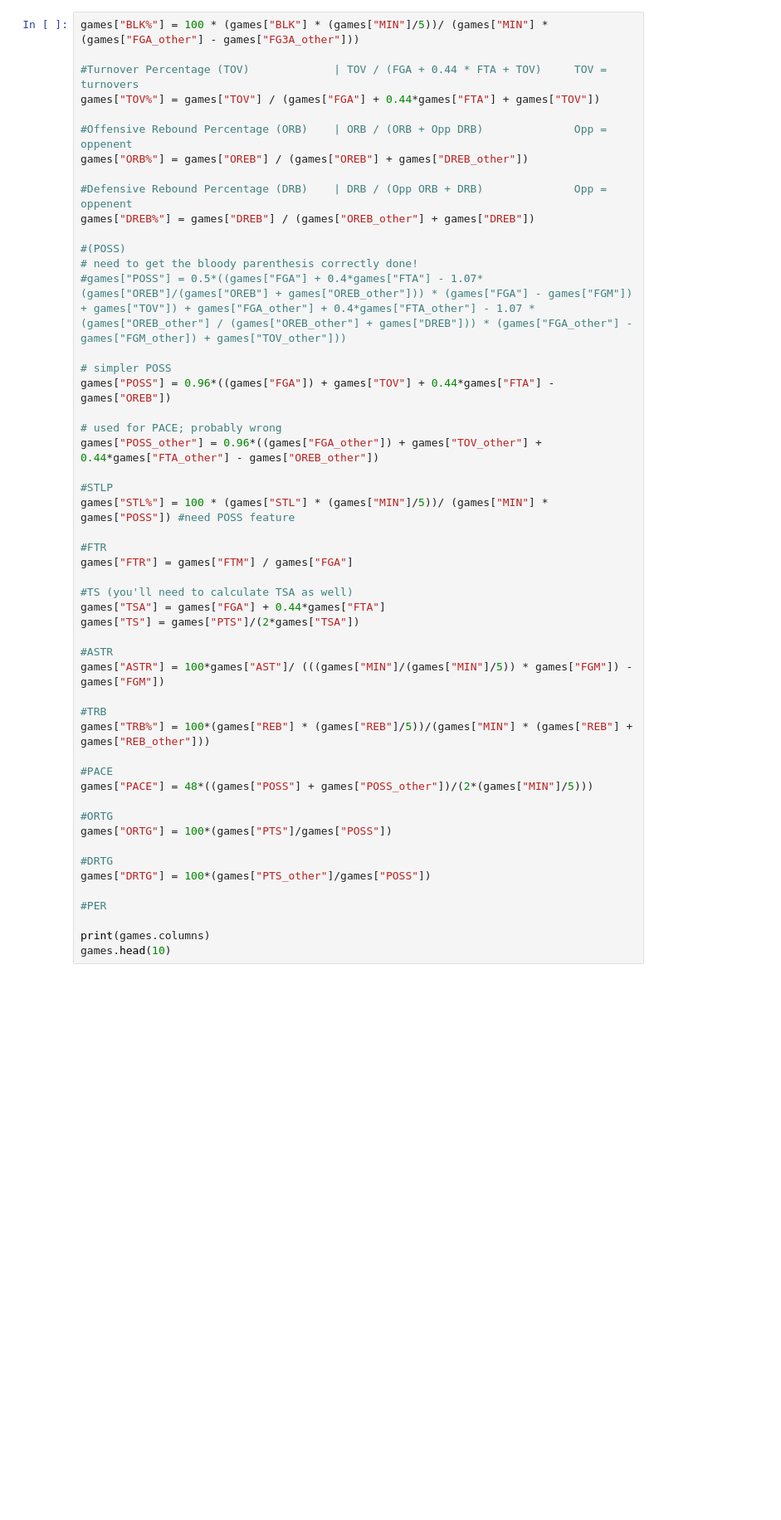
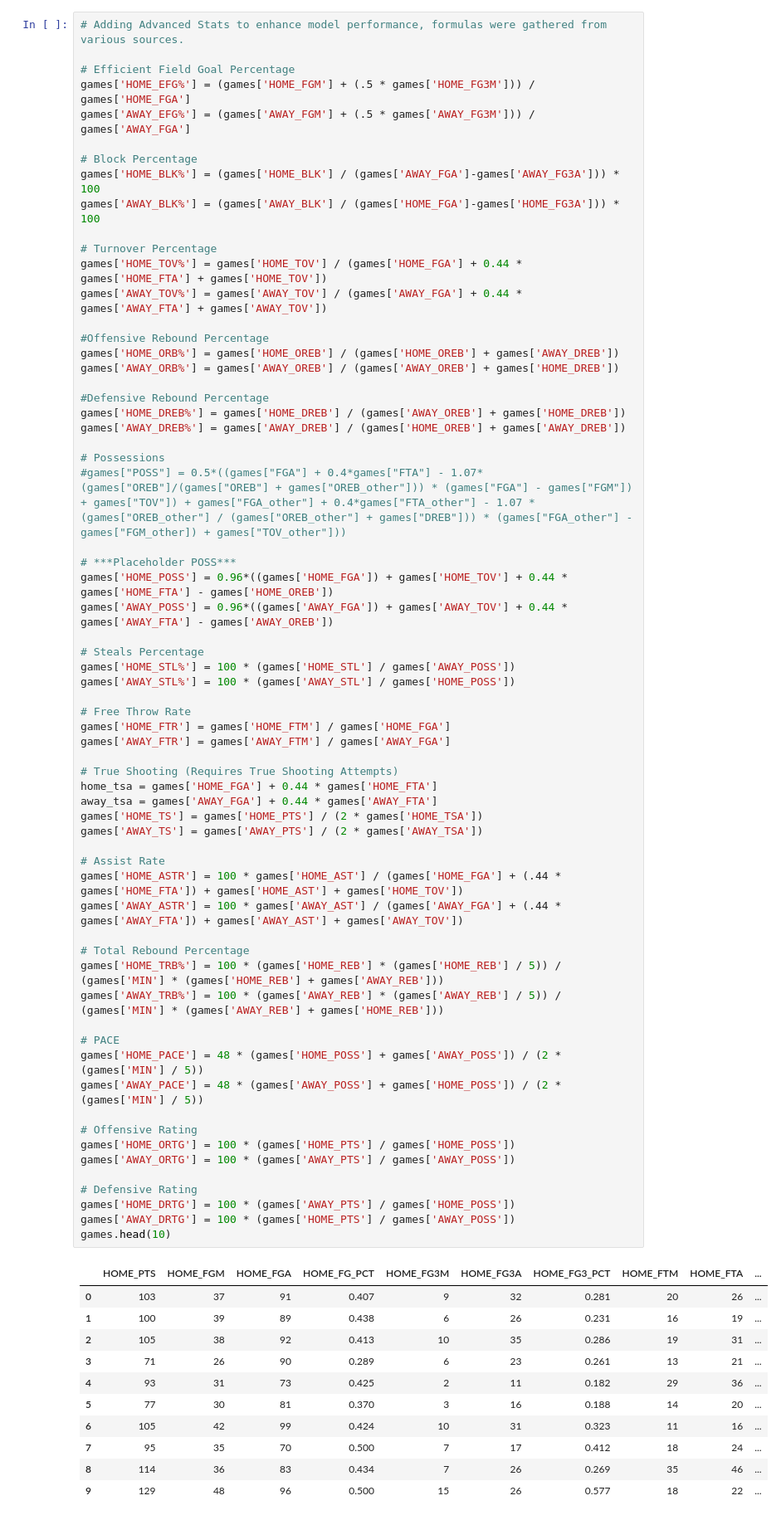
Before and after one commit to jtj60/Predicting-the-Scoring-Margin-of-NBA-Games-Using-Machine-Learning, a Jupyter notebook: code/nba_scoring_margin_using_ML.ipynb, the cells around one changed output. Shown at 83% size. Saved outputs shown, nothing was run; the diff lists cells and outputs as text; blank space fills up the shorter version.

```diff
--- a/code/nba_scoring_margin_using_ML.ipynb
+++ b/code/nba_scoring_margin_using_ML.ipynb
@@ -113,52 +118,76 @@ memory usage: 3.7+ MB
 # %%
-games["BLK%"] = 100 * (games["BLK"] * (games["MIN"]/5))/ (games["MIN"] * (games["FGA_other"] - games["FG3A_other"]))
+# Adding Advanced Stats to enhance model performance, formulas were gathered from various sources.
 
-#Turnover Percentage (TOV)             | TOV / (FGA + 0.44 * FTA + TOV)     TOV = turnovers
-games["TOV%"] = games["TOV"] / (games["FGA"] + 0.44*games["FTA"] + games["TOV"])
+# Efficient Field Goal Percentage
+games['HOME_EFG%'] = (games['HOME_FGM'] + (.5 * games['HOME_FG3M'])) / games['HOME_FGA']
+games['AWAY_EFG%'] = (games['AWAY_FGM'] + (.5 * games['AWAY_FG3M'])) / games['AWAY_FGA']
 
-#Offensive Rebound Percentage (ORB)    | ORB / (ORB + Opp DRB)              Opp = oppenent
-games["ORB%"] = games["OREB"] / (games["OREB"] + games["DREB_other"])
+# Block Percentage
+games['HOME_BLK%'] = (games['HOME_BLK'] / (games['AWAY_FGA']-games['AWAY_FG3A'])) * 100
+games['AWAY_BLK%'] = (games['AWAY_BLK'] / (games['HOME_FGA']-games['HOME_FG3A'])) * 100
 
-#Defensive Rebound Percentage (DRB)    | DRB / (Opp ORB + DRB)              Opp = oppenent
-games["DREB%"] = games["DREB"] / (games["OREB_other"] + games["DREB"])
+# Turnover Percentage
+games['HOME_TOV%'] = games['HOME_TOV'] / (games['HOME_FGA'] + 0.44 * games['HOME_FTA'] + games['HOME_TOV'])
+games['AWAY_TOV%'] = games['AWAY_TOV'] / (games['AWAY_FGA'] + 0.44 * games['AWAY_FTA'] + games['AWAY_TOV'])
 
-#(POSS)
-# need to get the bloody parenthesis correctly done!
+#Offensive Rebound Percentage
+games['HOME_ORB%'] = games['HOME_OREB'] / (games['HOME_OREB'] + games['AWAY_DREB'])
+games['AWAY_ORB%'] = games['AWAY_OREB'] / (games['AWAY_OREB'] + games['HOME_DREB'])
+
+#Defensive Rebound Percentage
+games['HOME_DREB%'] = games['HOME_DREB'] / (games['AWAY_OREB'] + games['HOME_DREB'])
+games['AWAY_DREB%'] = games['AWAY_DREB'] / (games['HOME_OREB'] + games['AWAY_DREB'])
+
+# Possessions
 #games["POSS"] = 0.5*((games["FGA"] + 0.4*games["FTA"] - 1.07*(games["OREB"]/(games["OREB"] + games["OREB_other"])) * (games["FGA"] - games["FGM"]) + games["TOV"]) + games["FGA_other"] + 0.4*games["FTA_other"] - 1.07 * (games["OREB_other"] / (games["OREB_other"] + games["DREB"])) * (games["FGA_other"] - games["FGM_other]) + games["TOV_other"]))
 
-# simpler POSS
-games["POSS"] = 0.96*((games["FGA"]) + games["TOV"] + 0.44*games["FTA"] - games["OREB"])
+# ***Placeholder POSS***
+games['HOME_POSS'] = 0.96*((games['HOME_FGA']) + games['HOME_TOV'] + 0.44 * games['HOME_FTA'] - games['HOME_OREB'])
+games['AWAY_POSS'] = 0.96*((games['AWAY_FGA']) + games['AWAY_TOV'] + 0.44 * games['AWAY_FTA'] - games['AWAY_OREB'])
 
-# used for PACE; probably wrong
-games["POSS_other"] = 0.96*((games["FGA_other"]) + games["TOV_other"] + 0.44*games["FTA_other"] - games["OREB_other"])
+# Steals Percentage
+games['HOME_STL%'] = 100 * (games['HOME_STL'] / games['AWAY_POSS'])
+games['AWAY_STL%'] = 100 * (games['AWAY_STL'] / games['HOME_POSS'])
 
-#STLP
-games["STL%"] = 100 * (games["STL"] * (games["MIN"]/5))/ (games["MIN"] * games["POSS"]) #need POSS feature
+# Free Throw Rate
+games['HOME_FTR'] = games['HOME_FTM'] / games['HOME_FGA']
+games['AWAY_FTR'] = games['AWAY_FTM'] / games['AWAY_FGA']
 
-#FTR
-games["FTR"] = games["FTM"] / games["FGA"]
+# True Shooting (Requires True Shooting Attempts)
+home_tsa = games['HOME_FGA'] + 0.44 * games['HOME_FTA']
+away_tsa = games['AWAY_FGA'] + 0.44 * games['AWAY_FTA']
+games['HOME_TS'] = games['HOME_PTS'] / (2 * games['HOME_TSA'])
+games['AWAY_TS'] = games['AWAY_PTS'] / (2 * games['AWAY_TSA'])
 
-#TS (you'll need to calculate TSA as well)
-games["TSA"] = games["FGA"] + 0.44*games["FTA"]
-games["TS"] = games["PTS"]/(2*games["TSA"])
+# Assist Rate
+games['HOME_ASTR'] = 100 * games['HOME_AST'] / (games['HOME_FGA'] + (.44 * games['HOME_FTA']) + games['HOME_AST'] + games['HOME_TOV'])
+games['AWAY_ASTR'] = 100 * games['AWAY_AST'] / (games['AWAY_FGA'] + (.44 * games['AWAY_FTA']) + games['AWAY_AST'] + games['AWAY_TOV'])
 
-#ASTR
-games["ASTR"] = 100*games["AST"]/ (((games["MIN"]/(games["MIN"]/5)) * games["FGM"]) - games["FGM"])
+# Total Rebound Percentage
+games['HOME_TRB%'] = 100 * (games['HOME_REB'] * (games['HOME_REB'] / 5)) / (games['MIN'] * (games['HOME_REB'] + games['AWAY_REB']))
+games['AWAY_TRB%'] = 100 * (games['AWAY_REB'] * (games['AWAY_REB'] / 5)) / (games['MIN'] * (games['AWAY_REB'] + games['HOME_REB']))
 
-#TRB
-games["TRB%"] = 100*(games["REB"] * (games["REB"]/5))/(games["MIN"] * (games["REB"] + games["REB_other"]))
+# PACE
+games['HOME_PACE'] = 48 * (games['HOME_POSS'] + games['AWAY_POSS']) / (2 * (games['MIN'] / 5))
+games['AWAY_PACE'] = 48 * (games['AWAY_POSS'] + games['HOME_POSS']) / (2 * (games['MIN'] / 5))
 
-#PACE
-games["PACE"] = 48*((games["POSS"] + games["POSS_other"])/(2*(games["MIN"]/5)))
+# Offensive Rating
+games['HOME_ORTG'] = 100 * (games['HOME_PTS'] / games['HOME_POSS'])
+games['AWAY_ORTG'] = 100 * (games['AWAY_PTS'] / games['AWAY_POSS'])
 
-#ORTG
-games["ORTG"] = 100*(games["PTS"]/games["POSS"])
-
-#DRTG
-games["DRTG"] = 100*(games["PTS_other"]/games["POSS"])
-
-#PER
-
-print(games.columns)
+# Defensive Rating
+games['HOME_DRTG'] = 100 * (games['AWAY_PTS'] / games['HOME_POSS'])
+games['AWAY_DRTG'] = 100 * (games['HOME_PTS'] / games['AWAY_POSS'])
 games.head(10)
 # %% [output]
+|  | HOME_PTS | HOME_FGM | HOME_FGA | HOME_FG_PCT | HOME_FG3M | HOME_FG3A | HOME_FG3_PCT | HOME_FTM | HOME_FTA | ... |
+| 0 | 103 | 37 | 91 | 0.407 | 9 | 32 | 0.281 | 20 | 26 | ... |
+| 1 | 100 | 39 | 89 | 0.438 | 6 | 26 | 0.231 | 16 | 19 | ... |
+| 2 | 105 | 38 | 92 | 0.413 | 10 | 35 | 0.286 | 19 | 31 | ... |
+| 3 | 71 | 26 | 90 | 0.289 | 6 | 23 | 0.261 | 13 | 21 | ... |
+| 4 | 93 | 31 | 73 | 0.425 | 2 | 11 | 0.182 | 29 | 36 | ... |
+| 5 | 77 | 30 | 81 | 0.370 | 3 | 16 | 0.188 | 14 | 20 | ... |
+| 6 | 105 | 42 | 99 | 0.424 | 10 | 31 | 0.323 | 11 | 16 | ... |
+| 7 | 95 | 35 | 70 | 0.500 | 7 | 17 | 0.412 | 18 | 24 | ... |
+| 8 | 114 | 36 | 83 | 0.434 | 7 | 26 | 0.269 | 35 | 46 | ... |
+| 9 | 129 | 48 | 96 | 0.500 | 15 | 26 | 0.577 | 18 | 22 | ... |
```
Also changed, not shown: parts of 7 cells of this notebook, 1 other file.
